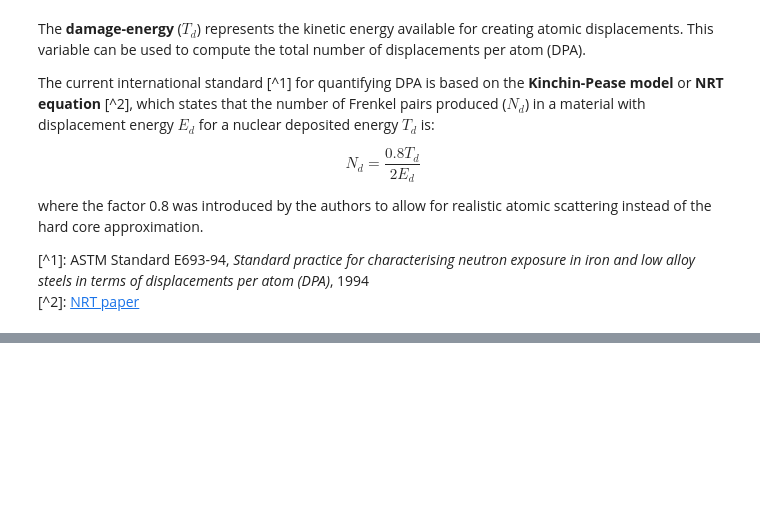
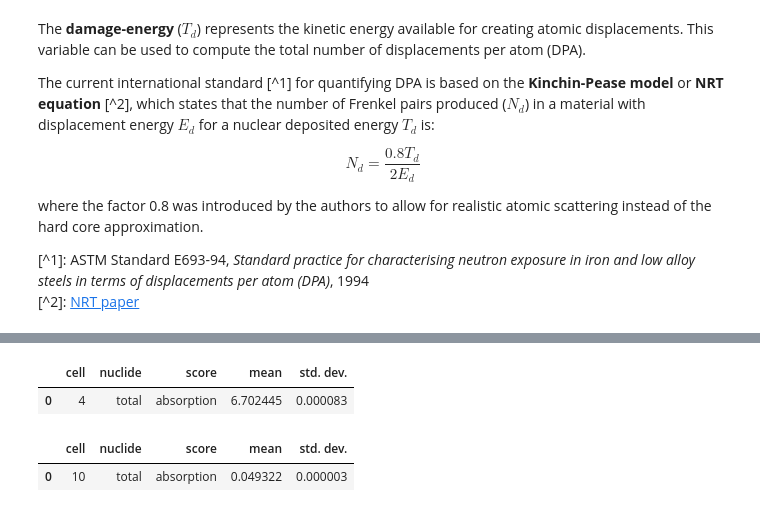
Before and after one commit to davidepettinari/structural-materials-analysis, a Jupyter notebook: analysis/firstwall/postprocessing.ipynb, the cells around one changed output, grey strips where cells are left out. Drawn from its saved outputs; the diff is of its cells as text; code cells hidden in the pictures; blank space fills up the shorter version.

Commit message:
add absorption pp

```diff
--- a/analysis/firstwall/postprocessing.ipynb
+++ b/analysis/firstwall/postprocessing.ipynb
@@ -124,0 +125,14 @@ DPA = 7.789537639516478
+# %%
+absorption_tally_fw = sp.get_tally(name="absorption_fw")
+df_absorption_fw = absorption_tally_fw.get_pandas_dataframe()
+df_absorption_fw
+# %% [output]
+|  | cell | nuclide | score | mean | std. dev. |
+| 0 | 4 | total | absorption | 6.702445 | 0.000083 |
+# %%
+absorption_tally_shield = sp.get_tally(name="absorption_shield")
+df_absorption_shield = absorption_tally_shield.get_pandas_dataframe()
+df_absorption_shield
+# %% [output]
+|  | cell | nuclide | score | mean | std. dev. |
+| 0 | 10 | total | absorption | 0.049322 | 0.000003 |
```
Also changed, not shown: parts of 5 cells of this notebook, 11 other files.
